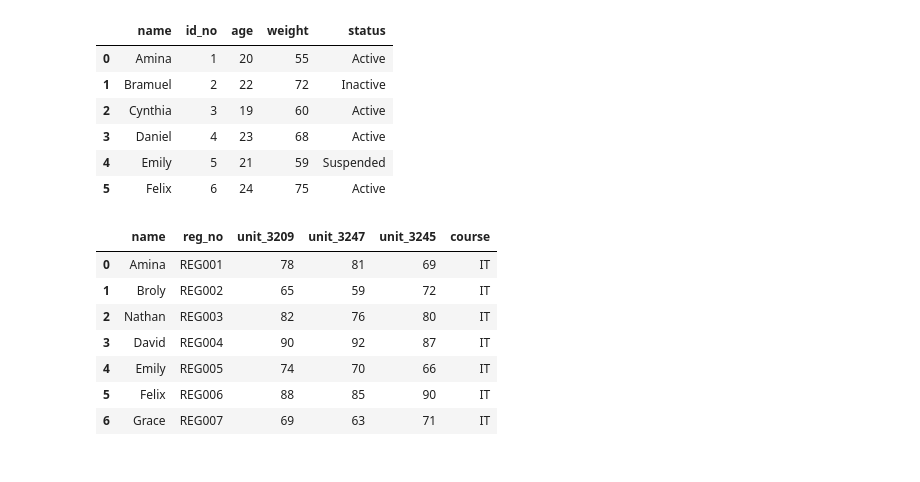
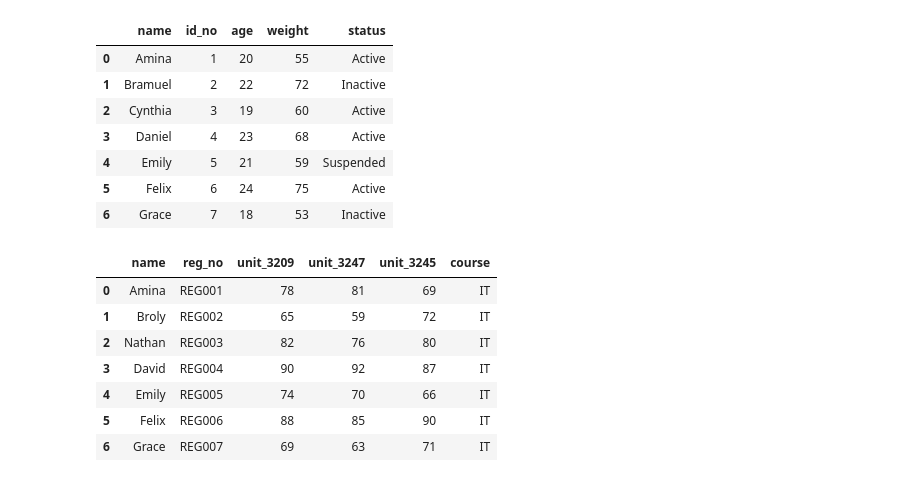
Before and after one commit to Clinton1029/Merging_data, a Jupyter notebook: Merging_data.ipynb, the cells around one changed output. Cells and saved outputs as stored; diff of their text form; code cells hidden in the pictures.

```diff
--- a/Merging_data.ipynb
+++ b/Merging_data.ipynb
@@ -3,24 +3,25 @@
 # %%
 import pandas as pd
 
 data1={
     "name": ["Amina", "Bramuel", "Cynthia", "Daniel", "Emily", "Felix", "Grace"],
     "id_no": ["1", "2", "3", "4", "5", "6", "7"],
     "age": [20, 22, 19, 23, 21, 24, 18],
     "weight": [55, 72, 60, 68, 59, 75, 53],
     "status": ["Active", "Inactive", "Active", "Active", "Suspended", "Active", "Inactive"]
 }
 df_studio = pd.DataFrame(data1)
 
-df_studio.head(6)
+df_studio.head(7)
 # %% [output]
 |  | name | id_no | age | weight | status |
 | 0 | Amina | 1 | 20 | 55 | Active |
 | 1 | Bramuel | 2 | 22 | 72 | Inactive |
 | 2 | Cynthia | 3 | 19 | 60 | Active |
 | 3 | Daniel | 4 | 23 | 68 | Active |
 | 4 | Emily | 5 | 21 | 59 | Suspended |
 | 5 | Felix | 6 | 24 | 75 | Active |
+| 6 | Grace | 7 | 18 | 53 | Inactive |
 # %%
 data1 ={
     "name": ["Amina", "Broly", "Nathan", "David", "Emily", "Felix", "Grace"],
```
